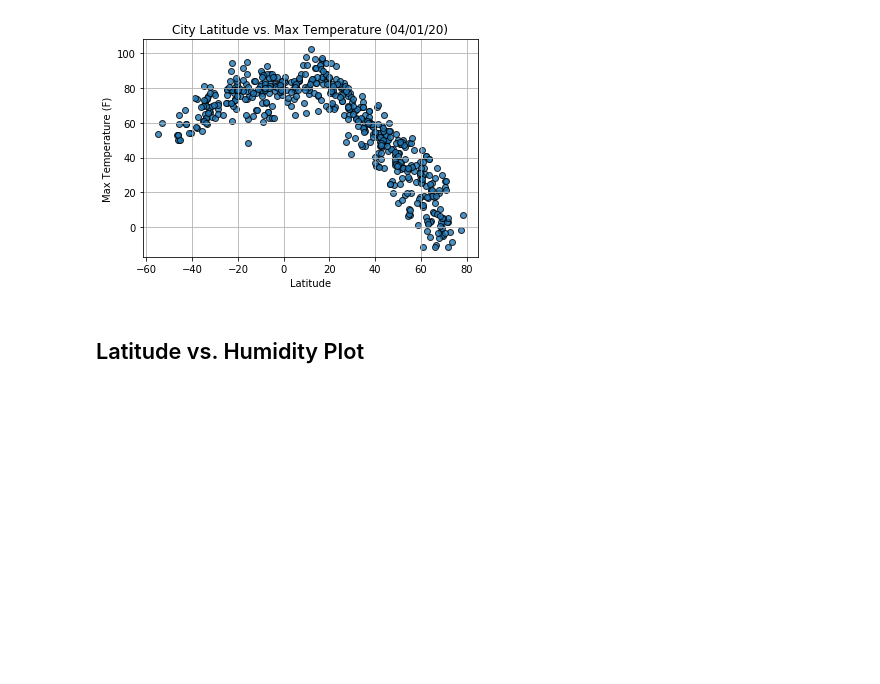
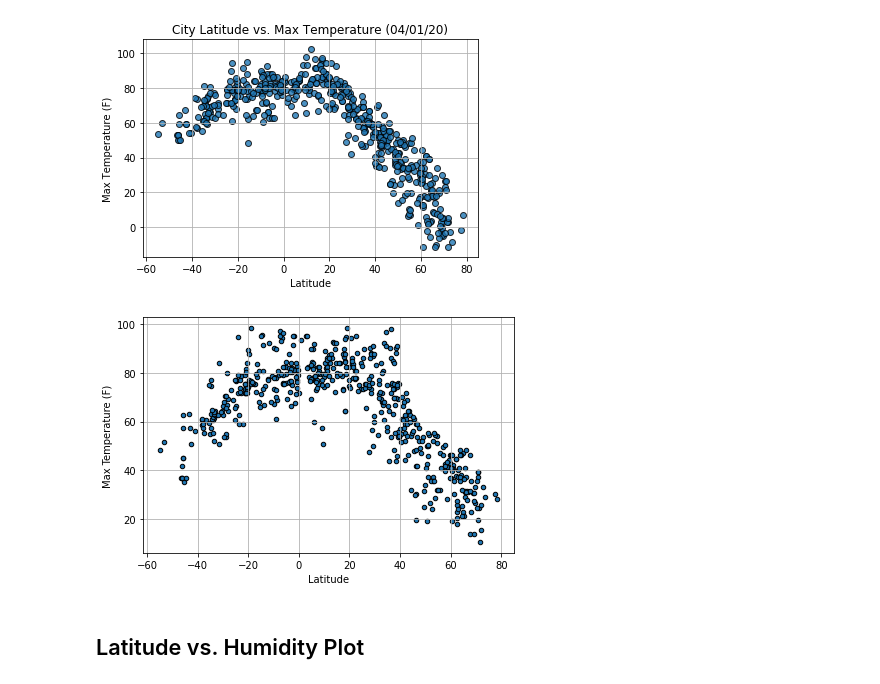
Before and after one commit to Shayoconnell7/python-api-challenge, a Jupyter notebook: WeatherPy/WeatherPy.ipynb, the cells around one changed output. Cells and saved outputs as stored; diff of their text form; code cells hidden in the pictures; blank space fills up the shorter version.

Commit message:
re-ran requests, cleaned data

```diff
--- a/WeatherPy/WeatherPy.ipynb
+++ b/WeatherPy/WeatherPy.ipynb
@@ -139,0 +146,4 @@ city_df.head()
+# %%
+filepath = ("Output File/city_data.csv")
+city_data = pd.read_csv(filepath)
+city_data.head()
@@ -191,0 +202,4 @@ Name: Humidity, Length: 611, dtype: object
+# %%
+#Create new df with only cities of less than 100% humidity
+clean_data = pd.DataFrame(city_data.loc[city_data['Humidity'] < 100])
+clean_data
@@ -198,6 +226,16 @@ Name: Humidity, Length: 611, dtype: object
 # %%
 # %% [output]
 [figure]
+# %%
+clean_data.plot(kind='scatter', x='Latitude', y='Max Temp', edgecolors='black')
+plt.ylabel('Max Temperature (F)')
+plt.xlabel('Latitude')
+plt.title('City Latitude vs. Max Temperature ()
+plt.tight_layout()
+plt.grid()
+plt.show()
+# %% [output]
+[figure, added]
 # %% [markdown]
 ## Latitude vs. Humidity Plot
 # %%
```
Also changed, not shown: parts of 12 cells of this notebook, 1 other file.
